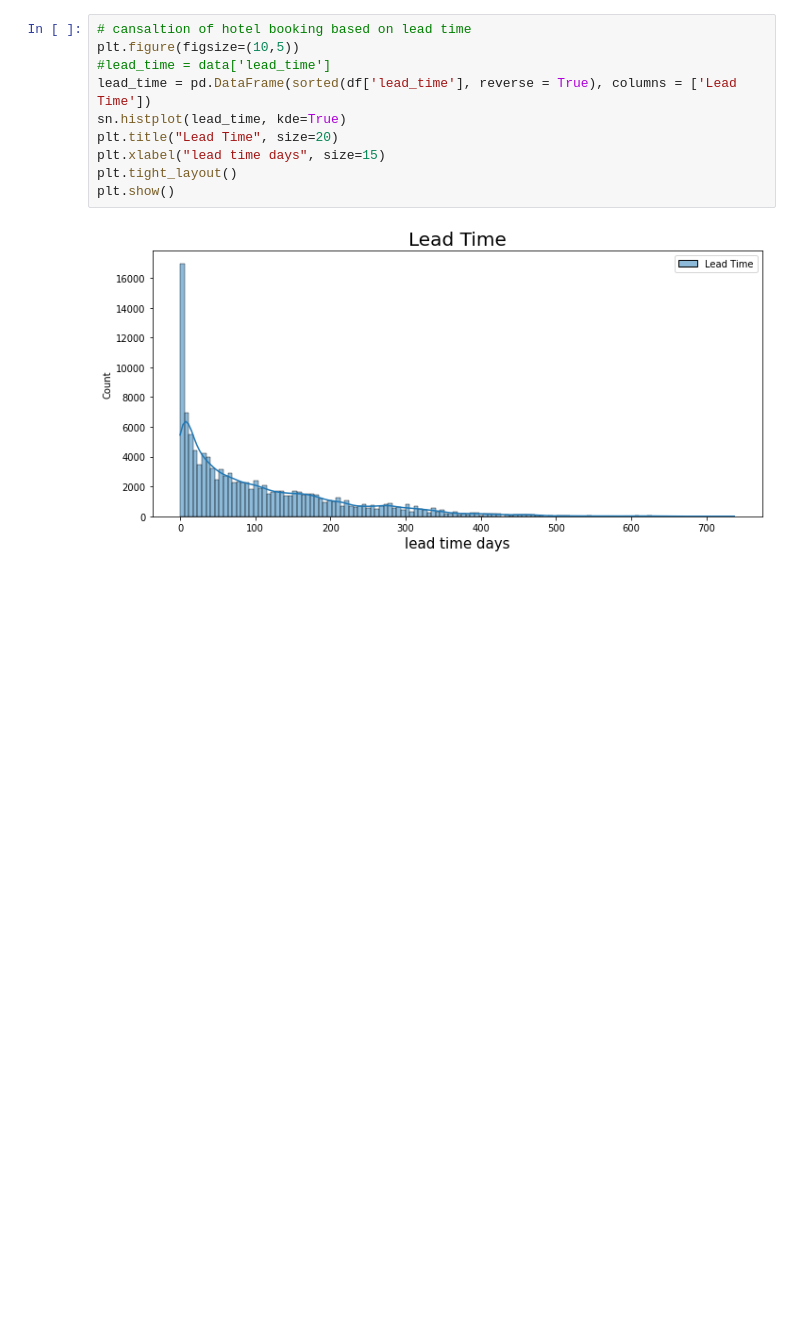
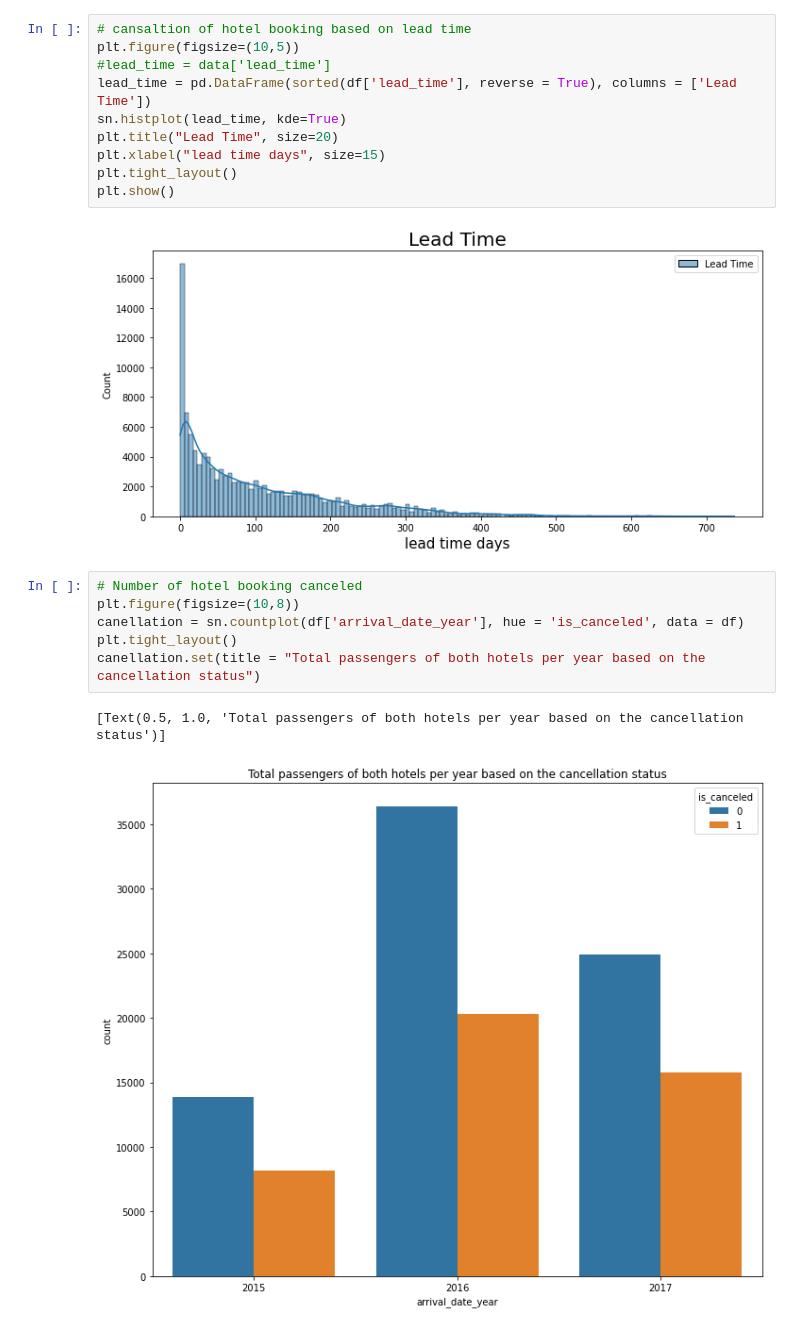
Before and after one commit to AjaharDaroga/EDA_CAPSTONE_PROJECT, a Jupyter notebook: Hotel_Booking_Analysis_Capstone_Project.ipynb, the cells around one changed output. Cells and saved outputs as stored; diff of their text form; blank space fills up the shorter version.

```diff
--- a/Hotel_Booking_Analysis_Capstone_Project.ipynb
+++ b/Hotel_Booking_Analysis_Capstone_Project.ipynb
@@ -247,3 +262,12 @@ plt.tight_layout()
 plt.show()
 # %% [output]
 [figure]
+# %%
+# Number of hotel booking canceled
+plt.figure(figsize=(10,8))
+canellation = sn.countplot(df['arrival_date_year'], hue = 'is_canceled', data = df)
+plt.tight_layout()
+canellation.set(title = "Total passengers of both hotels per year based on the cancellation status")
+# %% [output]
+[Text(0.5, 1.0, 'Total passengers of both hotels per year based on the cancellation status')]
+[figure, added]
```
Also changed, not shown: parts of 9 cells of this notebook.
